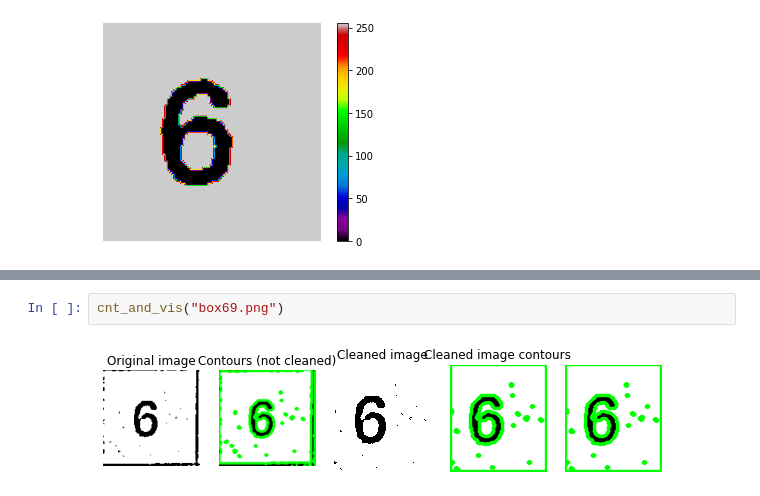
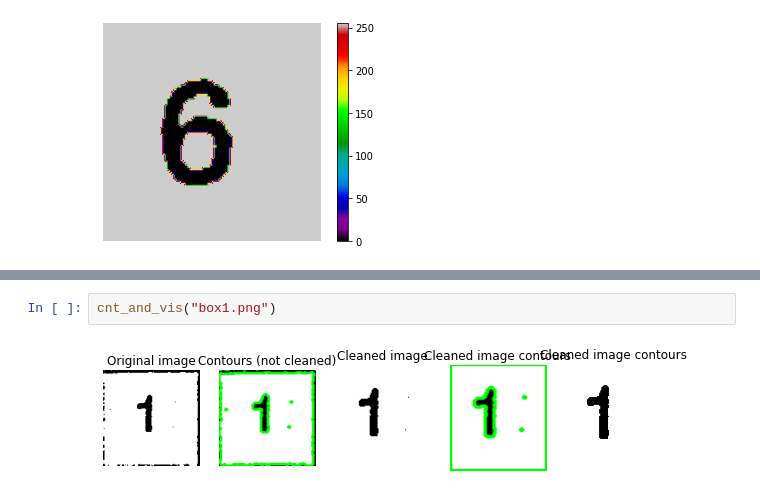
Before and after one commit to indykindyk/Sudoku-solver-opencv, a Jupyter notebook: src/gowno.ipynb, the cells around one changed output, grey strips where cells are left out. Drawn from its saved outputs; the diff is of its cells as text.

```diff
--- a/src/gowno.ipynb
+++ b/src/gowno.ipynb
@@ -356,4 +302,4 @@ w: 85 h: 71
 # %%
-cnt_and_vis("box69.png")
+cnt_and_vis("box1.png")
 # %% [output]
-[figure, old version]
+[figure, new version]
```
Also changed, not shown: parts of 3 cells of this notebook, 2 other files.
